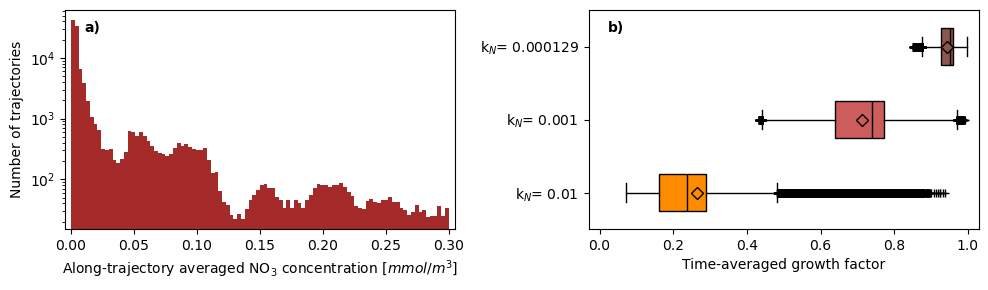
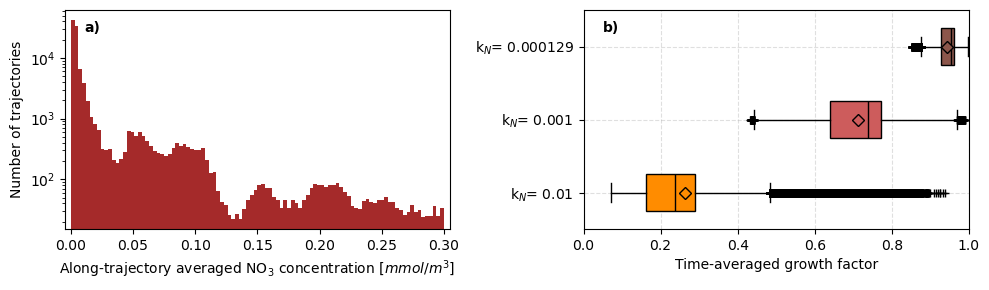
Unified diff of the notebook cell whose output changed from the first chart to the second:
--- before
+++ after
@@ -31,5 +31,6 @@
 ax[1].set_yticklabels(names)
 ax[1].set_xlabel('Time-averaged growth factor')
-ax[1].set_xlim(-0.03,1.03)
+ax[1].set_xlim(0,1)
+ax[1].grid( linestyle='--', alpha=0.4)
 
 for i, label in enumerate(['a)', 'b)']):

Commit: Update boxplots in Fig 3 and 4